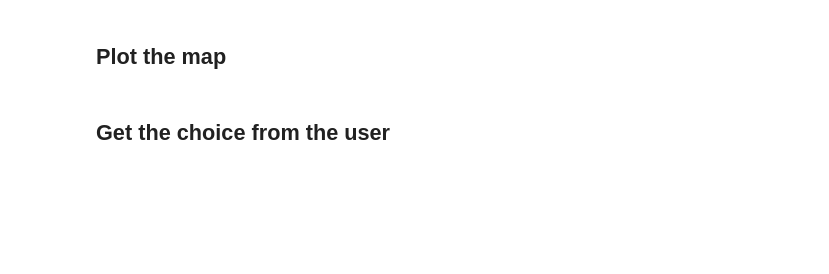
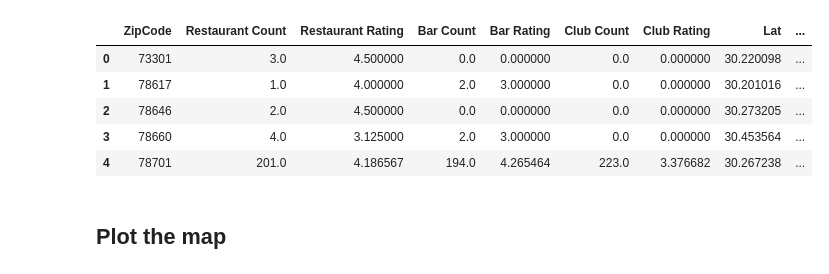
Before and after one commit to JoeDReynolds/yrelocate, a Jupyter notebook: Map Folium-Nightlife.ipynb, the cells around one changed output. Saved outputs shown, nothing was run; the diff lists cells and outputs as text; code cells hidden in the pictures; blank space fills up the shorter version.

Commit message:
Added Night Life Data

```diff
--- a/Map Folium-Nightlife.ipynb
+++ b/Map Folium-Nightlife.ipynb
@@ -34,2 +25,12 @@ nightlife_df.head()
+# %%
+nightlife_df = nightlife_df.drop(['Bar/Restaurant Count', 'Bar/Restaurant Rating'], axis=1)
+nightlife_df.head()
+# %% [output]
+|  | ZipCode | Restaurant Count | Restaurant Rating | Bar Count | Bar Rating | Club Count | Club Rating | Lat | ... |
+| 0 | 73301 | 3.0 | 4.500000 | 0.0 | 0.000000 | 0.0 | 0.000000 | 30.220098 | ... |
+| 1 | 78617 | 1.0 | 4.000000 | 2.0 | 3.000000 | 0.0 | 0.000000 | 30.201016 | ... |
+| 2 | 78646 | 2.0 | 4.500000 | 0.0 | 0.000000 | 0.0 | 0.000000 | 30.273205 | ... |
+| 3 | 78660 | 4.0 | 3.125000 | 2.0 | 3.000000 | 0.0 | 0.000000 | 30.453564 | ... |
+| 4 | 78701 | 201.0 | 4.186567 | 194.0 | 4.265464 | 223.0 | 3.376682 | 30.267238 | ... |
 # %% [markdown]
 ## Plot the map
@@ -54,4 +86,2 @@ def Plotmap(mp, df):
     return mp
 #Plotmap(nightlife_df)
-# %% [markdown]
-## Get the choice from the user
```
Also changed, not shown: parts of 13 cells of this notebook, 3 other files.
